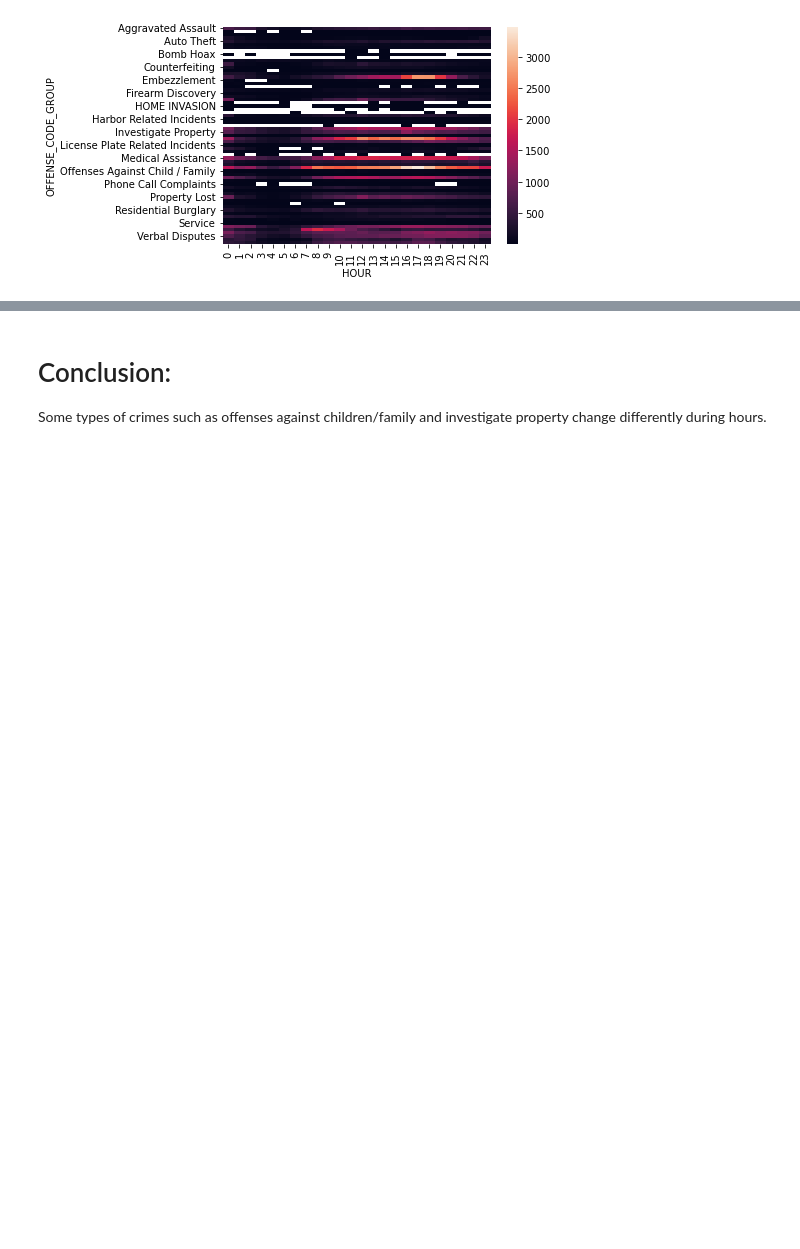
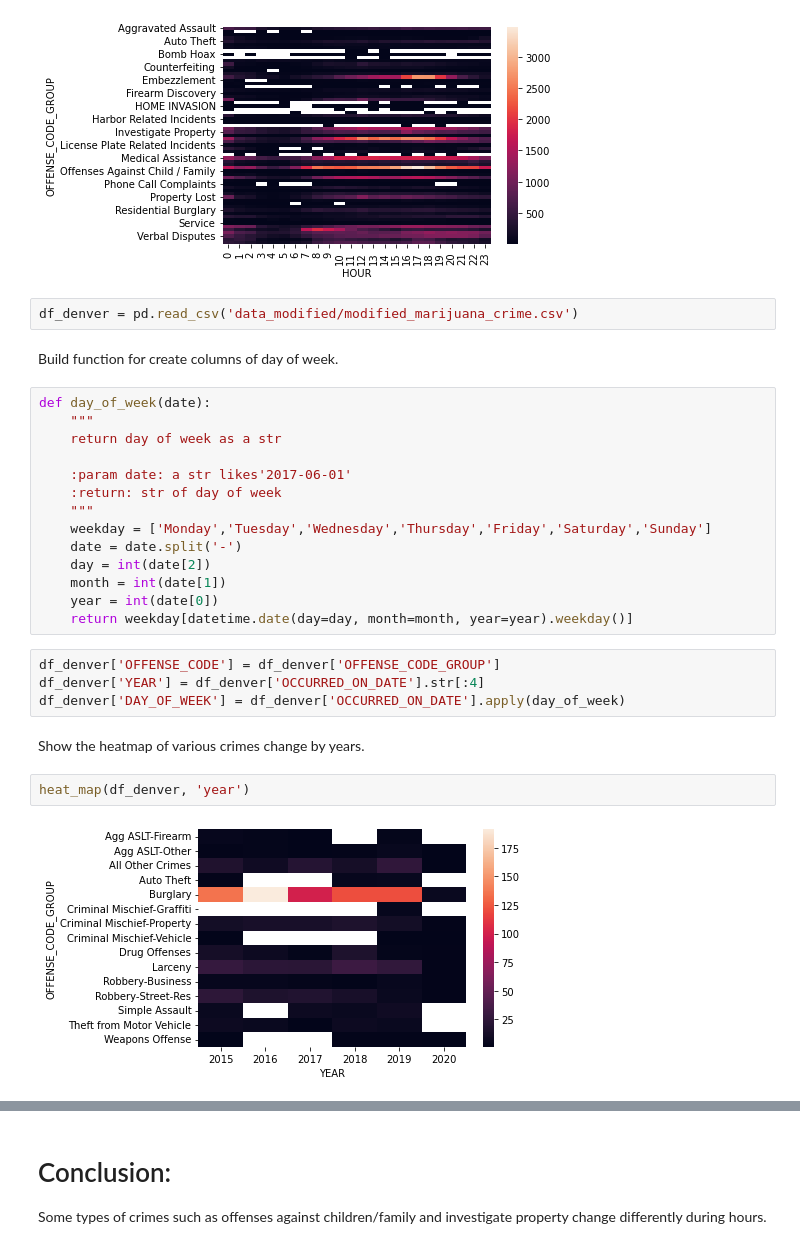
Before and after one commit to FlyingNightBird/2022Spring_Finals, a Jupyter notebook: hypothesis_2.ipynb, the cells around one changed output, grey strips where cells are left out. Cells and saved outputs as stored; diff of their text form; blank space fills up the shorter version.

Commit message:
Add comparison with crime tend in Denver.

```diff
--- a/hypothesis_2.ipynb
+++ b/hypothesis_2.ipynb
@@ -111,3 +111,31 @@ Show the heatmap of various crimes change by hours.
 heat_map(df_boston, 'hour')
 # %% [output]
 [figure]
+# %%
+df_denver = pd.read_csv('data_modified/modified_marijuana_crime.csv')
+# %% [markdown]
+Build function for create columns of day of week.
+# %%
+def day_of_week(date):
+    """
+    return day of week as a str
+
+    :param date: a str likes'2017-06-01'
+    :return: str of day of week
+    """
+    weekday = ['Monday','Tuesday','Wednesday','Thursday','Friday','Saturday','Sunday']
+    date = date.split('-')
+    day = int(date[2])
+    month = int(date[1])
+    year = int(date[0])
+    return weekday[datetime.date(day=day, month=month, year=year).weekday()]
+# %%
+df_denver['OFFENSE_CODE'] = df_denver['OFFENSE_CODE_GROUP']
+df_denver['YEAR'] = df_denver['OCCURRED_ON_DATE'].str[:4]
+df_denver['DAY_OF_WEEK'] = df_denver['OCCURRED_ON_DATE'].apply(day_of_week)
+# %% [markdown]
+Show the heatmap of various crimes change by years.
+# %%
+heat_map(df_denver, 'year')
+# %% [output]
+[figure, added]
```
Also changed, not shown: parts of 4 cells of this notebook.
